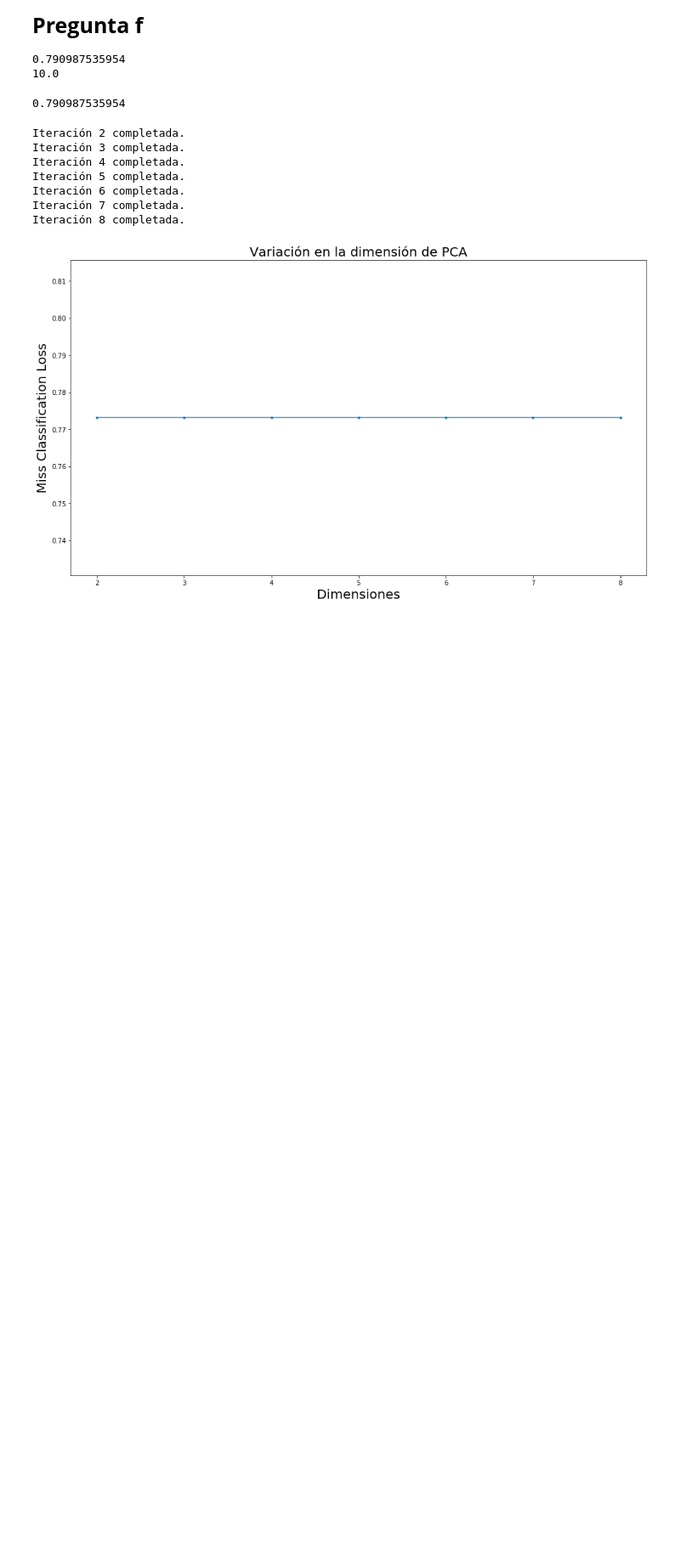
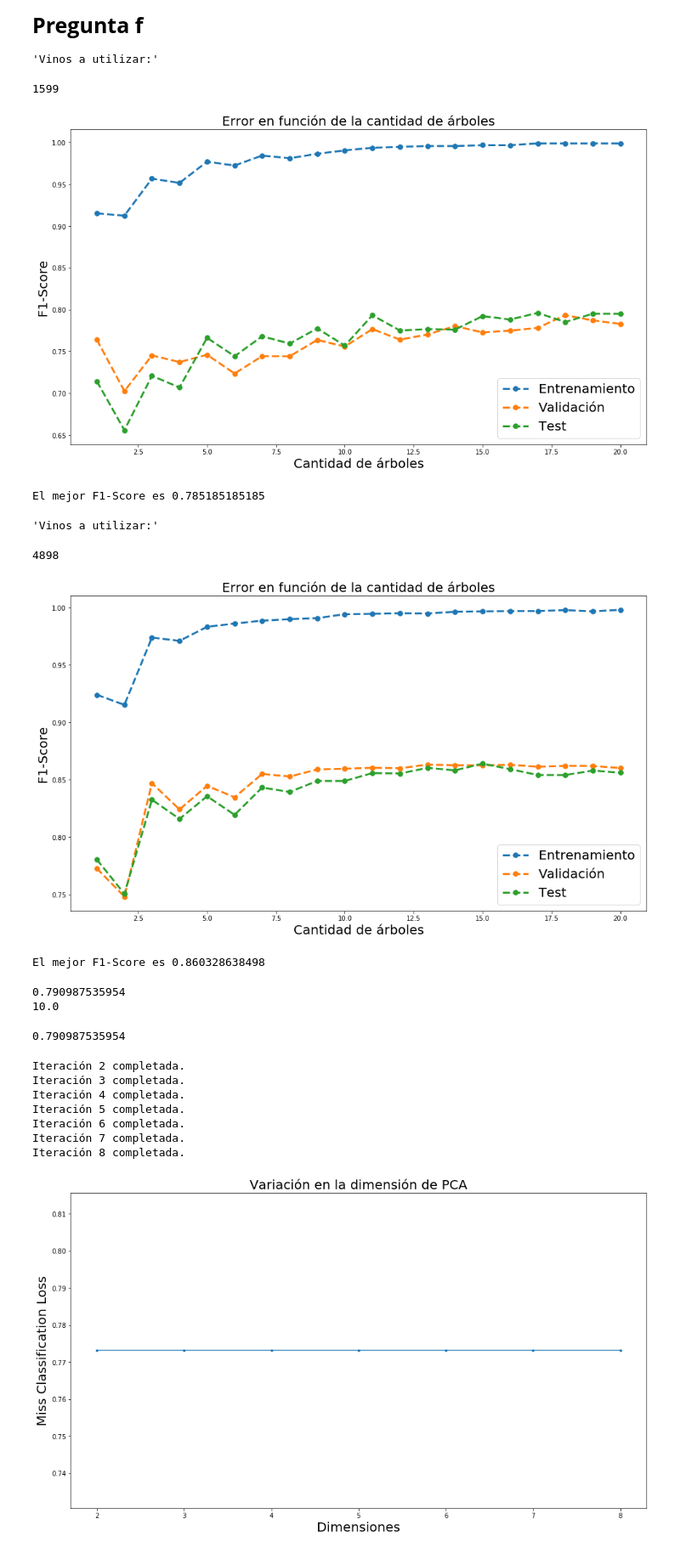
Before and after one commit to Sitrico/ML-T3, a Jupyter notebook: Laboratorio 3 - Parte 3.ipynb, the cells around one changed output. Shown: that part at 85% size. Drawn from its saved outputs; the diff is of its cells as text; code cells hidden in the pictures; blank space fills up the shorter version.

```diff
--- a/Laboratorio 3 - Parte 3.ipynb
+++ b/Laboratorio 3 - Parte 3.ipynb
@@ -208,6 +217,77 @@ El mejor F1-Score es 0.830843373494
 <p style="font-size: 25px; line-height: 135%;}">
 <b>Pregunta f</b>
 </p>
+# %%
+def f(flag): #1 para tinto, 0 para blanco
+    df_tinto = df.loc[df['Tinto'] == flag]
+    atributos = list(df_tinto)
+    atributos.remove("good_quality")
+    atributos.remove("Tinto")
+
+    #display(df_tinto.info())
+
+    X = df_tinto.as_matrix(atributos)
+    y = df_tinto.as_matrix(["good_quality"])
+
+    display("Vinos a utilizar:",X.shape[0])
+
+    #Se proceden a generar los conjuntos
+    X_train, X_test, y_train, y_test = train_test_split(X, y, test_size=0.25, random_state=1)
+    X_train, X_val, y_train, y_val = train_test_split(X_train, y_train, test_size=0.25, random_state=1)
+
+    from sklearn.ensemble import RandomForestClassifier
+
+    eTest = list()
+    eTrain = list()
+    eVal = list()
+
+    maxArboles = 21
+
+    #Se procede a calcularlos errores en funcion de la cantidad de árboles
+    for i in range(1, maxArboles):
+        model = RandomForestClassifier(random_state = 0, n_estimators = i, n_jobs=-1)
+
+        #Se entrena el modelo, notar que se transforma la matriz columna y a un vector fila
+        model.fit(X_train, y_train.reshape(y_train.shape[0]))
+
+        #Se predice el entrenamiento y el test
+        y_pred_train = model.predict(X_train)
+        y_pred_val = model.predict(X_val)
+        y_pred_test = model.predict(X_test)
+
+        #Se guardan los errores
+        eTrain.append(f1_score(y_train, y_pred_train))
+        eVal.append(f1_score(y_val, y_pred_val))
+        eTest.append(f1_score(y_test, y_pred_test))
+
+    plt.figure(figsize = (16, 9))
+
+    grosor = 3
+    tamañopto = 15
+
+    plt.plot( [i for i in range(1, maxArboles)] , eTrain, ".--", linewidth = grosor, markersize = tamañopto)
+    plt.plot( [i for i in range(1, maxArboles)] , eVal, ".--", linewidth = grosor, markersize = tamañopto)
+    plt.plot( [i for i in range(1, maxArboles)], eTest, ".--", linewidth = grosor, markersize = tamañopto)
+    plt.legend(["Entrenamiento", "Validación" ,  "Test"], prop={'size': 20})
+    plt.title('Error en función de la cantidad de árboles', fontsize=20)
+    plt.xlabel("Cantidad de árboles", fontsize=20)
+    plt.ylabel("F1-Score", fontsize=20)
+
+    plt.show()
+
+    print("El mejor F1-Score es",eTest[eVal.index(max(eVal))] )
+
+f(1)
+f(0)
+# %% [output]
+'Vinos a utilizar:'
+1599
+[figure, added]
+El mejor F1-Score es 0.785185185185
+'Vinos a utilizar:'
+4898
+[figure, added]
+El mejor F1-Score es 0.860328638498
 # %%
 from sklearn.svm import SVC as SVM #SVC is for classification
 
```
Also changed, not shown: parts of 4 cells of this notebook.
